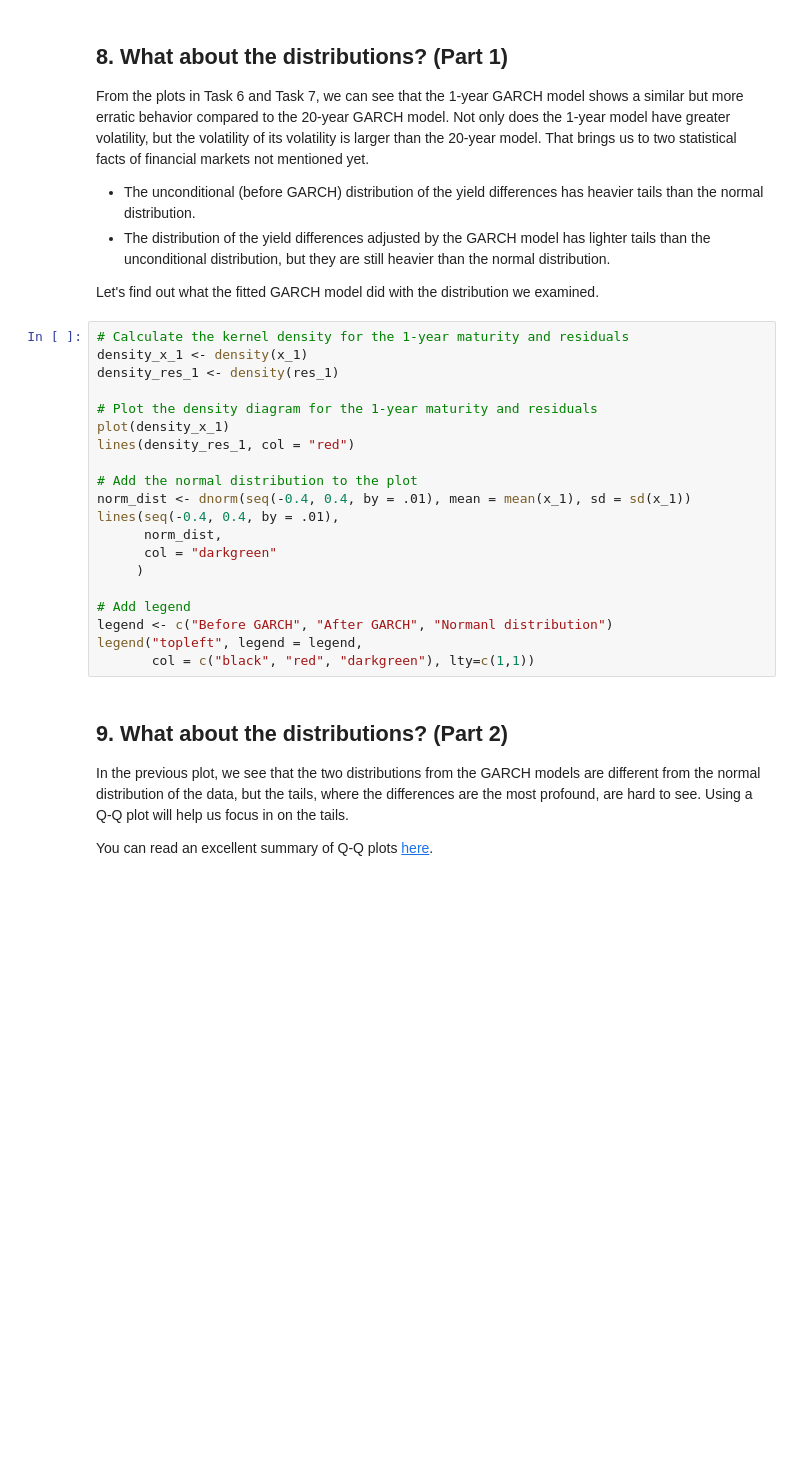
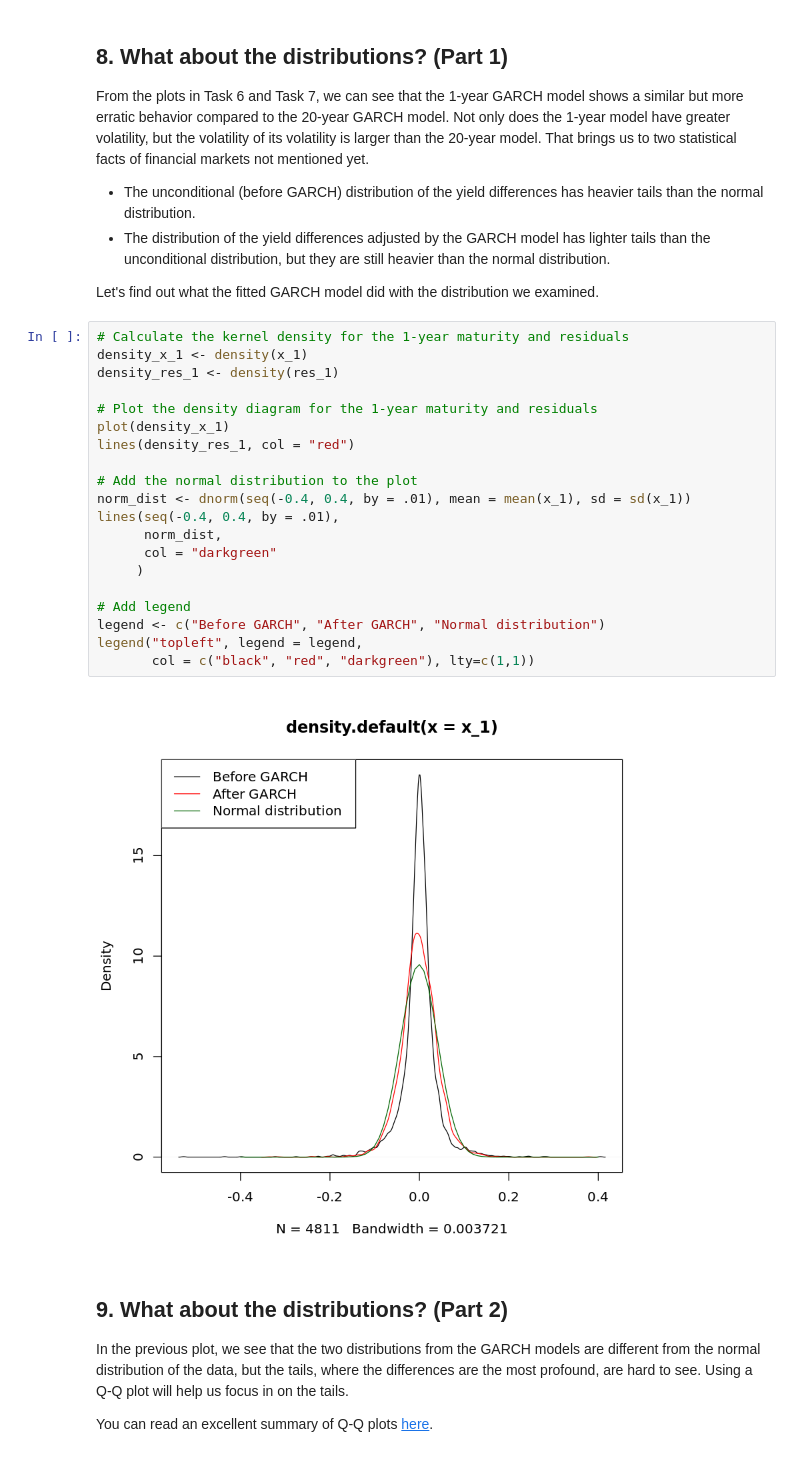
Before and after one commit to JeebanRawat/Modeling-the-Volatility-of-US-Bond-Yields, a Jupyter notebook: notebook.ipynb, the cells around one changed output. Cells and saved outputs as stored; diff of their text form; blank space fills up the shorter version.

```diff
--- a/notebook.ipynb
+++ b/notebook.ipynb
@@ -147,23 +195,25 @@ plot.zoo(merge_20)
 # %%
 # Calculate the kernel density for the 1-year maturity and residuals
 density_x_1 <- density(x_1)
 density_res_1 <- density(res_1)
 
 # Plot the density diagram for the 1-year maturity and residuals
 plot(density_x_1)
 lines(density_res_1, col = "red")
 
 # Add the normal distribution to the plot
 norm_dist <- dnorm(seq(-0.4, 0.4, by = .01), mean = mean(x_1), sd = sd(x_1))
 lines(seq(-0.4, 0.4, by = .01),
       norm_dist,
       col = "darkgreen"
      )
 
 # Add legend
-legend <- c("Before GARCH", "After GARCH", "Normanl distribution")
+legend <- c("Before GARCH", "After GARCH", "Normal distribution")
 legend("topleft", legend = legend,
        col = c("black", "red", "darkgreen"), lty=c(1,1))
+# %% [output]
+[figure, added]
 # %% [markdown]
 ## 9. What about the distributions? (Part 2)
 <p>In the previous plot, we see that the two distributions from the GARCH models are different from the normal distribution of the data, but the tails, where the differences are the most profound, are hard to see. Using a Q-Q plot will help us focus in on the tails.</p>
```
Also changed, not shown: parts of 10 cells of this notebook.
